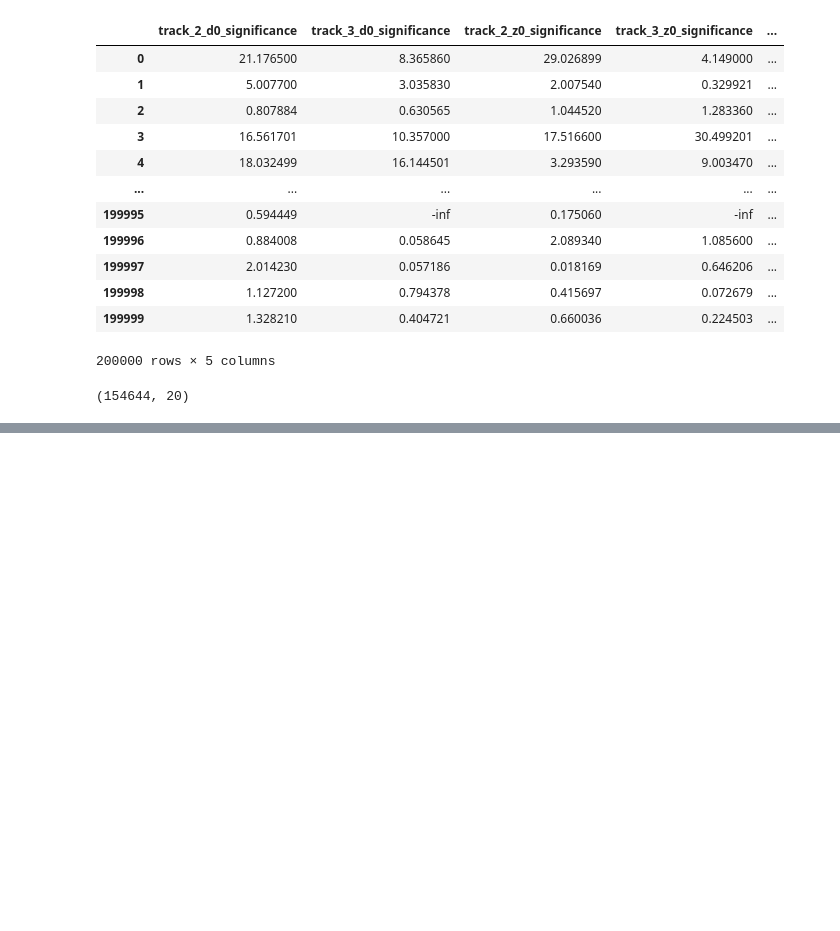
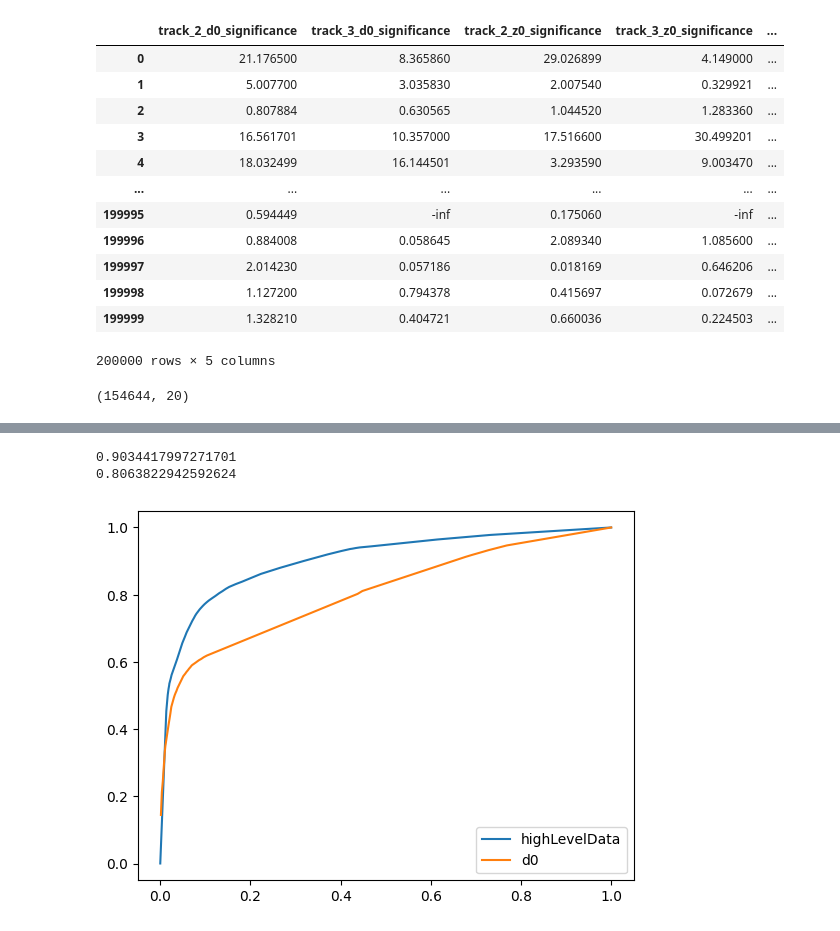
Before and after one commit to CarmellaLi/detecting-Higgs-w-ML, a Jupyter notebook: useDatasetTest100k.ipynb, the cells around one changed output, grey strips where cells are left out. Saved outputs shown, nothing was run; the diff lists cells and outputs as text; code cells hidden in the pictures; blank space fills up the shorter version.

```diff
--- a/useDatasetTest100k.ipynb
+++ b/useDatasetTest100k.ipynb
@@ -368,0 +404,10 @@ Accuracy 0.8336308002471924
+# %%
+aucHL=pltROCnAUC(hlCounts,hlbins,"highLevelData")
+aucd0=pltROCnAUC(d0Counts,d0bins,"d0")
+
+print(-aucHL)
+print(-aucd0)
+# %% [output]
+0.9034417997271701
+0.8063822942592624
+[figure, added]
```
Also changed, not shown: parts of 15 cells of this notebook.
